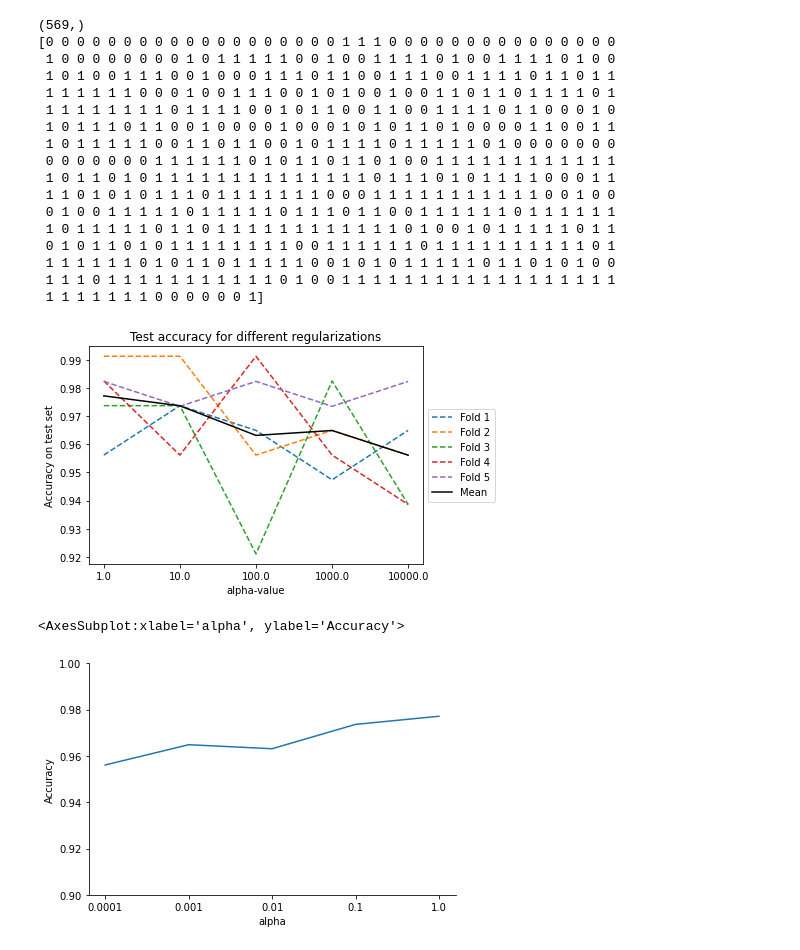
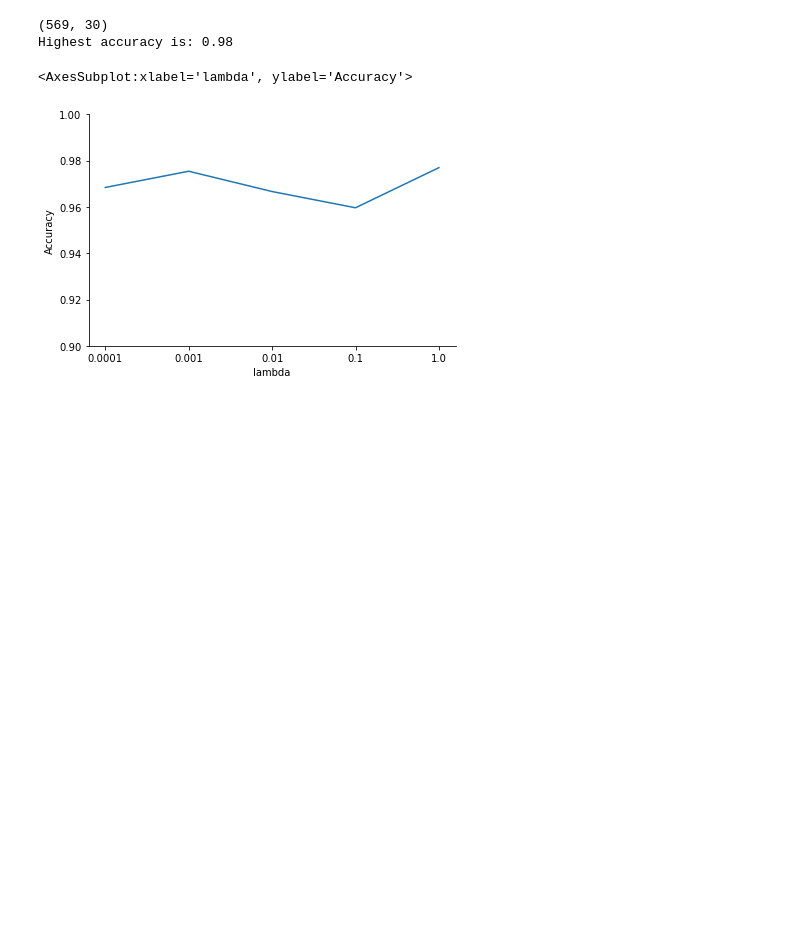
Before and after one commit to frederikrogge/compsci-project, a Jupyter notebook: Notebooks/task_h.ipynb, the cells around one changed output. Cells and saved outputs as stored; diff of their text form; code cells hidden in the pictures; blank space fills up the shorter version.

```diff
--- a/Notebooks/task_h.ipynb
+++ b/Notebooks/task_h.ipynb
@@ -14,10 +16,13 @@ c_values = [1e0, 1e1, 1e2, 1e3, 1e4]
 ksplits = 5
 
 np.random.seed(15)
+c_values.reverse()
 
 # Load dataset
 dataset = load_breast_cancer()
 X, y = dataset.data, dataset.target
+
+print(X.shape)
 
 # Cross-validation
 kfold = KFold(n_splits=ksplits, shuffle=True)
@@ -31,66 +36,42 @@ for c in c_values:
 
         # Get train and test data for this fold
         X_train , X_test = X[train_ind], X[test_ind]
         y_train, y_test = y[train_ind], y[test_ind]
 
         # Scale data
         scaler = StandardScaler().fit(X_train)
         X_train_scaled = scaler.transform(X_train)
         X_test_scaled = scaler.transform(X_test)
 
         # Instantiate svm classifier
         clf = svm.SVC(C=c, random_state=2)
 
         # Fit to data
         clf.fit(X_train_scaled, y_train)
 
         # Predict on test set
         y_hat = clf.predict(X_test_scaled)
 
         # Determine accuracy
         acc = np.mean(y_hat == y_test)
         folds_acc.append(acc)
 
     accs.append(folds_acc)
 
+# Mean over folds
+accs = np.mean(accs, axis=0)
+
+print('Highest accuracy is: {}'.format(np.round(np.max(accs), 2)))
+
 # To compare with logistic regression, the c-values (regularization parameter) are inversed.
-# Acc. to sklearn: alpha = 1/C
-alpha_values = [1/c for c in c_values]
-alpha_values.reverse()
-
-fix, ax = plt.subplots()
-accs = np.array(accs).T
-for i, acc in enumerate(accs):
-    ax.plot(acc, '--', label='Fold {}'.format(i+1))
-ax.plot(np.mean(accs, axis=0), 'black', label='Mean')
-ax.set_title('Test accuracy for different regularizations')
-ax.set_xlabel('alpha-value')
-ax.set_ylabel('Accuracy on test set')
-ax.set_xticks(np.arange(len(c_values)), c_values)
-ax.legend(loc='center left', bbox_to_anchor=(1, 0.5))
-plt.show()
+# Acc. to sklearn: alpha (or lambda) = 1/C
+lambda_values = [1/c for c in c_values]
 
 # Plot to save
-plot_metric(y=np.flip(np.mean(accs, axis=0)), x=np.arange(len(alpha_values)), nx_ticks=alpha_values, save=True, x_label='alpha', y_label='Accuracy',
+plot_metric(y=accs, x=np.arange(len(lambda_values)), nx_ticks=lambda_values, save=True, x_label='lambda', y_label='Accuracy',
            name='h_test_accuracy', y_limit=[0.9, 1])
 # %% [output]
-(569,)
-[0 0 0 0 0 0 0 0 0 0 0 0 0 0 0 0 0 0 0 1 1 1 0 0 0 0 0 0 0 0 0 0 0 0 0 0 0
- 1 0 0 0 0 0 0 0 0 1 0 1 1 1 1 1 0 0 1 0 0 1 1 1 1 0 1 0 0 1 1 1 1 0 1 0 0
- 1 0 1 0 0 1 1 1 0 0 1 0 0 0 1 1 1 0 1 1 0 0 1 1 1 0 0 1 1 1 1 0 1 1 0 1 1
- 1 1 1 1 1 1 0 0 0 1 0 0 1 1 1 0 0 1 0 1 0 0 1 0 0 1 1 0 1 1 0 1 1 1 1 0 1
- 1 1 1 1 1 1 1 1 0 1 1 1 1 0 0 1 0 1 1 0 0 1 1 0 0 1 1 1 1 0 1 1 0 0 0 1 0
- 1 0 1 1 1 0 1 1 0 0 1 0 0 0 0 1 0 0 0 1 0 1 0 1 1 0 1 0 0 0 0 1 1 0 0 1 1
- 1 0 1 1 1 1 1 0 0 1 1 0 1 1 0 0 1 0 1 1 1 1 0 1 1 1 1 1 0 1 0 0 0 0 0 0 0
- 0 0 0 0 0 0 0 1 1 1 1 1 1 0 1 0 1 1 0 1 1 0 1 0 0 1 1 1 1 1 1 1 1 1 1 1 1
- 1 0 1 1 0 1 0 1 1 1 1 1 1 1 1 1 1 1 1 1 1 0 1 1 1 0 1 0 1 1 1 1 0 0 0 1 1
- 1 1 0 1 0 1 0 1 1 1 0 1 1 1 1 1 1 1 0 0 0 1 1 1 1 1 1 1 1 1 1 1 0 0 1 0 0
- 0 1 0 0 1 1 1 1 1 0 1 1 1 1 1 0 1 1 1 0 1 1 0 0 1 1 1 1 1 1 0 1 1 1 1 1 1
- 1 0 1 1 1 1 1 0 1 1 0 1 1 1 1 1 1 1 1 1 1 1 1 0 1 0 0 1 0 1 1 1 1 1 0 1 1
- 0 1 0 1 1 0 1 0 1 1 1 1 1 1 1 1 0 0 1 1 1 1 1 1 0 1 1 1 1 1 1 1 1 1 1 0 1
- 1 1 1 1 1 1 0 1 0 1 1 0 1 1 1 1 1 0 0 1 0 1 0 1 1 1 1 1 0 1 1 0 1 0 1 0 0
- 1 1 1 0 1 1 1 1 1 1 1 1 1 1 1 0 1 0 0 1 1 1 1 1 1 1 1 1 1 1 1 1 1 1 1 1 1
- 1 1 1 1 1 1 1 0 0 0 0 0 0 1]
+(569, 30)
+Highest accuracy is: 0.98
+<AxesSubplot:xlabel='lambda', ylabel='Accuracy'>
-[figure, old version]
+[figure, new version]
-<AxesSubplot:xlabel='alpha', ylabel='Accuracy'>
-[figure, removed]
```
Also changed, not shown: parts of 2 cells of this notebook, 11 other files.
